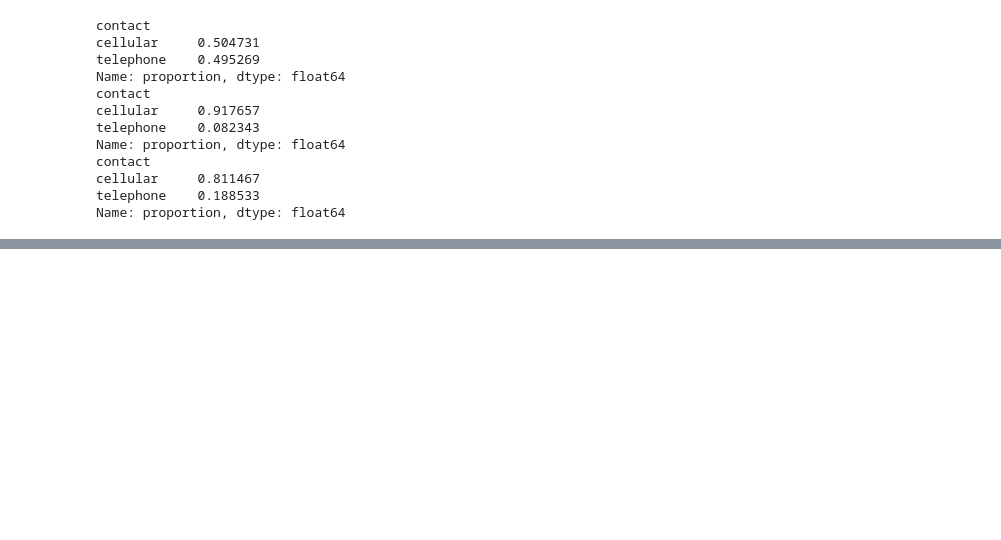
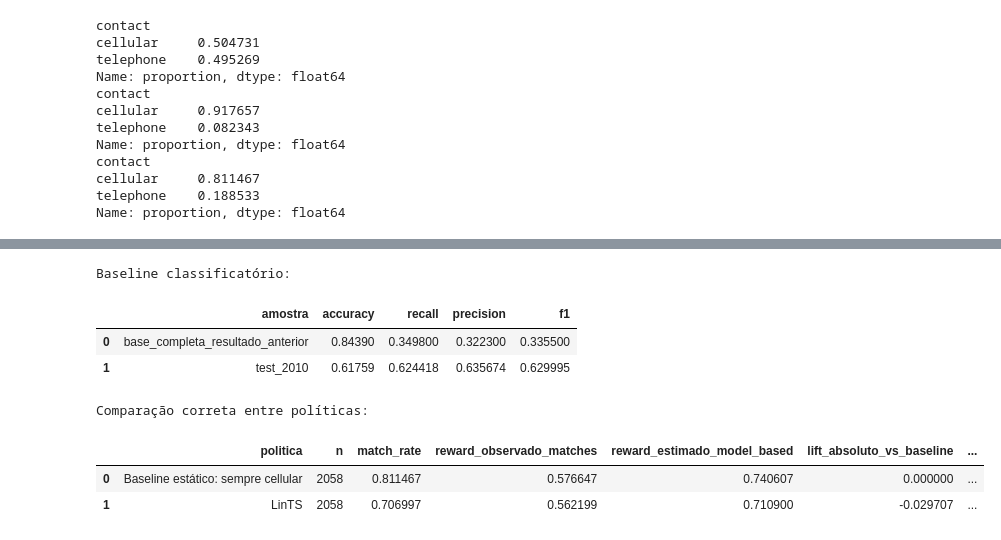
Before and after one commit to leticiafaria7/financial-ml-decisioning, a Jupyter notebook: notebooks/3_model_train.ipynb, the cells around one changed output, grey strips where cells are left out. Saved outputs shown, nothing was run; the diff lists cells and outputs as text; code cells hidden in the pictures; blank space fills up the shorter version.

```diff
--- a/notebooks/3_model_train.ipynb
+++ b/notebooks/3_model_train.ipynb
@@ -284,0 +503,24 @@ train[['month']].value_counts().reset_index(name = 'treino_2008')\
+# %%
+# 6. Métricas principais do LinTS e persistência da avaliação.
+
+results_dir = Path("../models/results")
+results_dir.mkdir(parents=True, exist_ok=True)
+
+reward_lints_estimado = eval_test["estimated_reward_lints"].mean()
+reward_baseline_estimado = eval_test["estimated_reward_baseline"].mean()
+lift_absoluto = reward_lints_estimado - reward_baseline_estimado
+lift_relativo = lift_absoluto / reward_baseline_estimado if reward_baseline_estimado > 0 else np.nan
+
+metricas_lints = pd.DataFrame([{"modelo": "LinTS", "split": "test_2010", "alpha": best_alpha, "l2_lambda": best_l2_lambda,
+                                "n_observacoes": len(eval_test), "n_matches": int(eval_test["matched"].sum()), "match_rate": eval_test["matched"].mean(),
+                                "reward_observado_matches": eval_test.loc[eval_test["matched"], "reward"].mean(), "reward_estimado_model_based": reward_lints_estimado,
+                                "baseline_arm": baseline_arm, "reward_estimado_baseline": reward_baseline_estimado,
+                                "lift_absoluto_estimado": lift_absoluto, "lift_relativo_estimado": lift_relativo,
+                                "pct_cellular": (eval_test["recommended_action"] == "cellular").mean(), "pct_telephone": (eval_test["recommended_action"] == "telephone").mean()}])
+
+metricas_lints.to_csv(results_dir / "metricas_lints.csv", index=False)
+eval_test.to_csv(results_dir / "avaliacao_lints_test.csv", index=False)
+tuning_runs_df.to_csv(results_dir / "tuning_runs_lints.csv", index=False)
+tuning_summary_df.to_csv(results_dir / "tuning_summary_lints.csv", index=False)
+
+print(metricas_lints.T)
@@ -284,0 +557,26 @@ train[['month']].value_counts().reset_index(name = 'treino_2008')\
+# %%
+baseline3_test_pred = np.where((test["age"] < 25) | (test["age"] > 60) | test["job"].isin(["student", "retired"]) | (test["poutcome"] == "success"), 1, 0)
+
+baseline3_test_metricas = pd.DataFrame([{"amostra": "base_completa_resultado_anterior", "accuracy": 0.8439, "recall": 0.3498, "precision": 0.3223, "f1": 0.3355}, {"amostra": "test_2010", "accuracy": accuracy_score(y_test, baseline3_test_pred), "recall": recall_score(y_test, baseline3_test_pred, zero_division=0), "precision": precision_score(y_test, baseline3_test_pred, zero_division=0), "f1": f1_score(y_test, baseline3_test_pred, zero_division=0)}])
+
+baseline_match = a_test == baseline_arm
+
+comparacao_politicas = pd.DataFrame([{"politica": f"Baseline estático: sempre {baseline_arm}", "n": len(test), "match_rate": baseline_match.mean(), "reward_observado_matches": y_test[baseline_match].mean(), "reward_estimado_model_based": reward_baseline_estimado, "lift_absoluto_vs_baseline": 0.0, "lift_relativo_vs_baseline": 0.0}, {"politica": "LinTS", "n": len(test), "match_rate": matched_test.mean(), "reward_observado_matches": y_test[matched_test].mean(), "reward_estimado_model_based": reward_lints_estimado, "lift_absoluto_vs_baseline": lift_absoluto, "lift_relativo_vs_baseline": lift_relativo}])
+
+baseline3_test_metricas.to_csv(results_dir / "baseline3_classificacao.csv", index=False)
+comparacao_politicas.to_csv(results_dir / "comparacao_politicas.csv", index=False)
+
+print("Baseline classificatório:")
+display(baseline3_test_metricas)
+
+print("\nComparação correta entre políticas:")
+display(comparacao_politicas)
+# %% [output]
+Baseline classificatório:
+|  | amostra | accuracy | recall | precision | f1 |
+| 0 | base_completa_resultado_anterior | 0.84390 | 0.349800 | 0.322300 | 0.335500 |
+| 1 | test_2010 | 0.61759 | 0.624418 | 0.635674 | 0.629995 |
+Comparação correta entre políticas:
+|  | politica | n | match_rate | reward_observado_matches | reward_estimado_model_based | lift_absoluto_vs_baseline | ... |
+| 0 | Baseline estático: sempre cellular | 2058 | 0.811467 | 0.576647 | 0.740607 | 0.000000 | ... |
+| 1 | LinTS | 2058 | 0.706997 | 0.562199 | 0.710900 | -0.029707 | ... |
```
Also changed, not shown: parts of 22 cells of this notebook, 16 other files.
